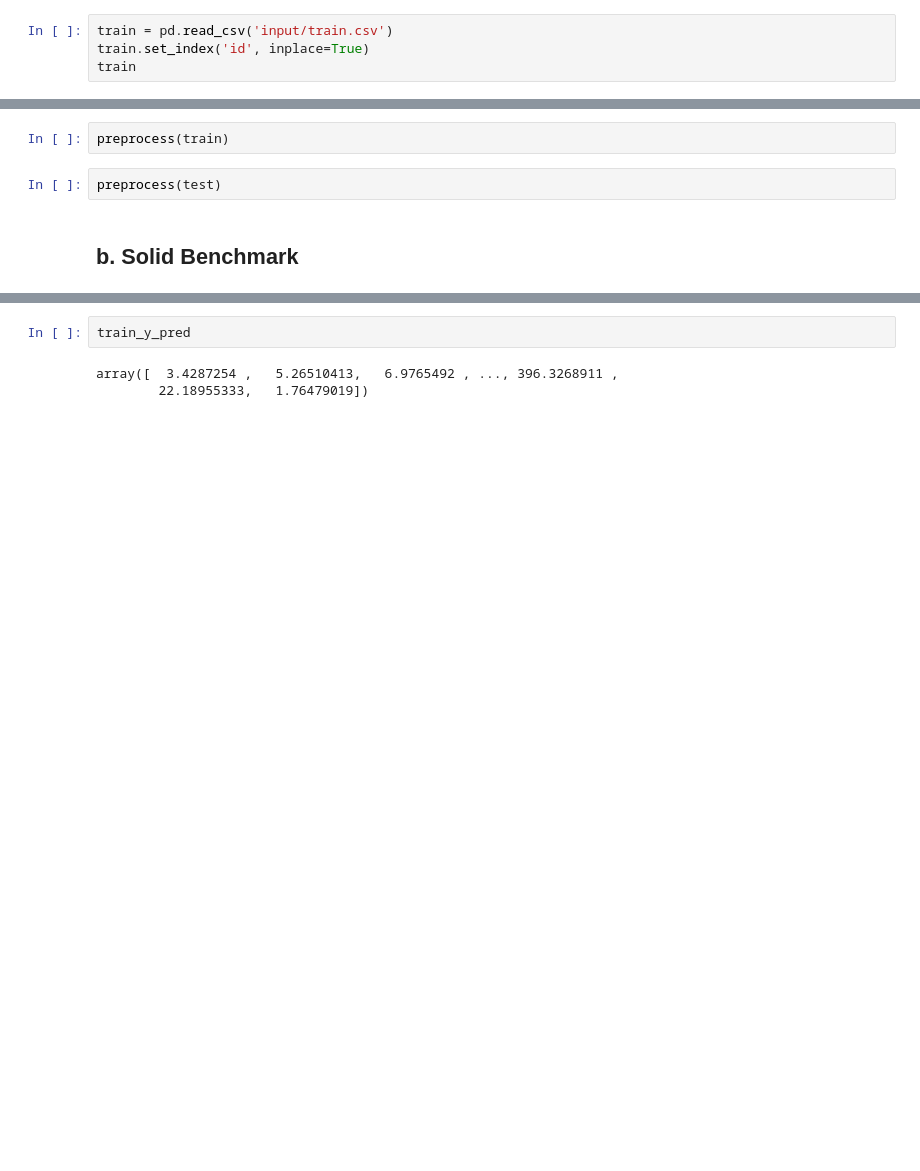
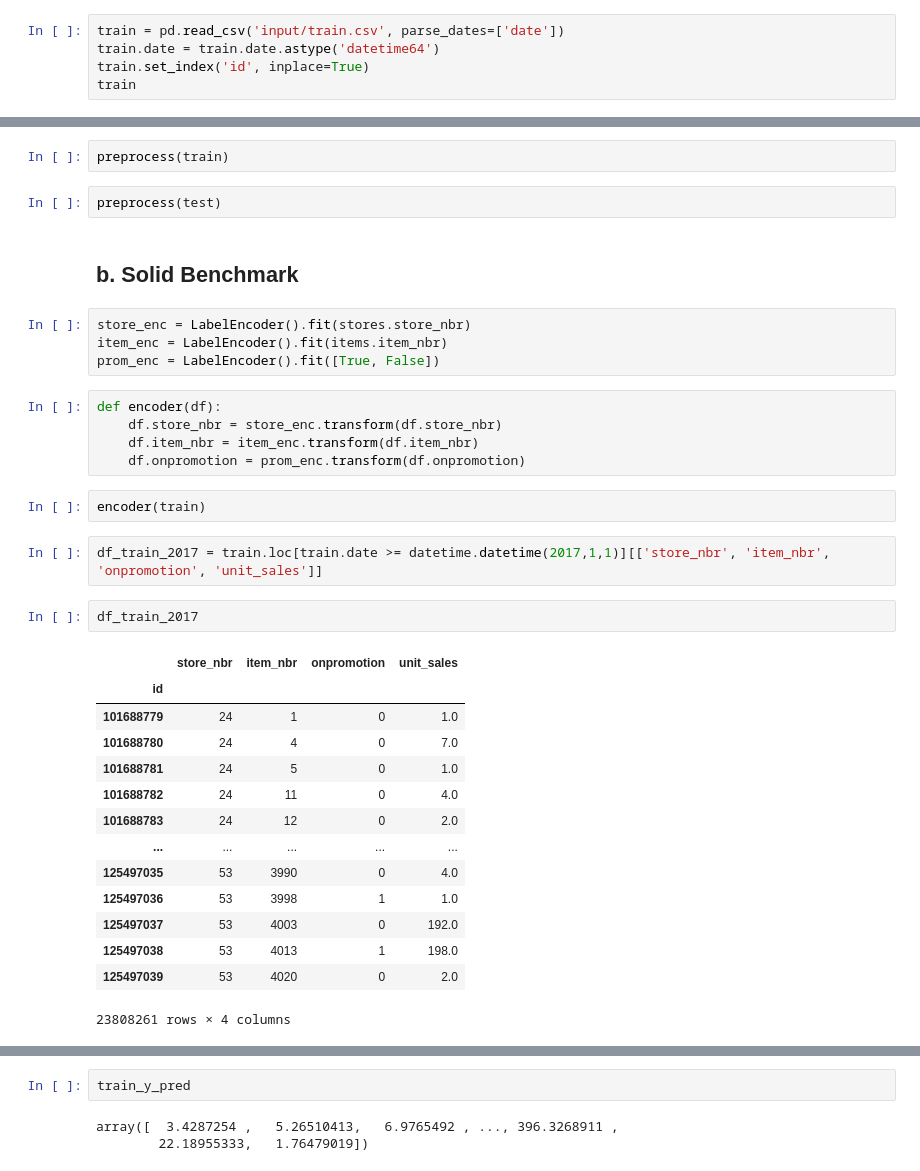
Before and after one commit to Naorko/forcasting-favorita-tf, a Jupyter notebook: workshop_favorita.ipynb, the cells around one changed output, grey strips where cells are left out. Cells and saved outputs as stored; diff of their text form; blank space fills up the shorter version.

```diff
--- a/workshop_favorita.ipynb
+++ b/workshop_favorita.ipynb
@@ -72,7 +73,8 @@ os.listdir('input')
 # %% [markdown]
 ### 1.2 Data Load
 # %%
-train = pd.read_csv('input/train.csv')
+train = pd.read_csv('input/train.csv', parse_dates=['date'])
+train.date = train.date.astype('datetime64')
 train.set_index('id', inplace=True)
 train
 # %% [output]
@@ -188,6 +190,36 @@ preprocess(train)
 preprocess(test)
 # %% [markdown]
 ## b. Solid Benchmark
+# %%
+store_enc = LabelEncoder().fit(stores.store_nbr)
+item_enc = LabelEncoder().fit(items.item_nbr)
+prom_enc = LabelEncoder().fit([True, False])
+# %%
+def encoder(df):
+    df.store_nbr = store_enc.transform(df.store_nbr)
+    df.item_nbr = item_enc.transform(df.item_nbr)
+    df.onpromotion = prom_enc.transform(df.onpromotion)
+# %%
+encoder(train)
+# %%
+df_train_2017 = train.loc[train.date >= datetime.datetime(2017,1,1)][['store_nbr', 'item_nbr', 'onpromotion', 'unit_sales']]
+# %%
+df_train_2017
+# %% [output]
+|  | store_nbr | item_nbr | onpromotion | unit_sales |
+| id |  |  |  |  |
+| 101688779 | 24 | 1 | 0 | 1.0 |
+| 101688780 | 24 | 4 | 0 | 7.0 |
+| 101688781 | 24 | 5 | 0 | 1.0 |
+| 101688782 | 24 | 11 | 0 | 4.0 |
+| 101688783 | 24 | 12 | 0 | 2.0 |
+| ... | ... | ... | ... | ... |
+| 125497035 | 53 | 3990 | 0 | 4.0 |
+| 125497036 | 53 | 3998 | 1 | 1.0 |
+| 125497037 | 53 | 4003 | 0 | 192.0 |
+| 125497038 | 53 | 4013 | 1 | 198.0 |
+| 125497039 | 53 | 4020 | 0 | 2.0 |
+23808261 rows × 4 columns
 # %%
 def split_x_y(df=None, load_name=None, has_y=True):
     y = None
```
Also changed, not shown: parts of 35 cells of this notebook, 1 other file.
